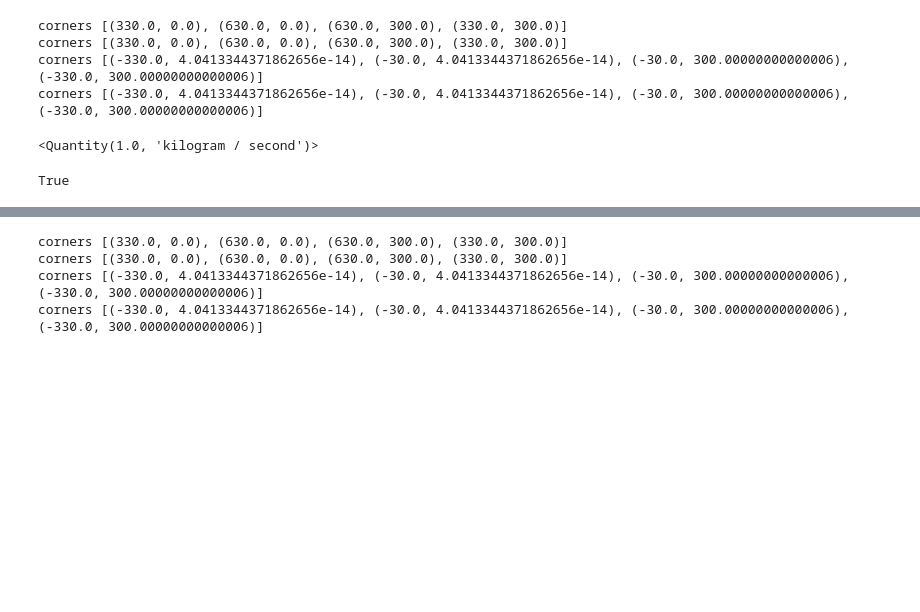
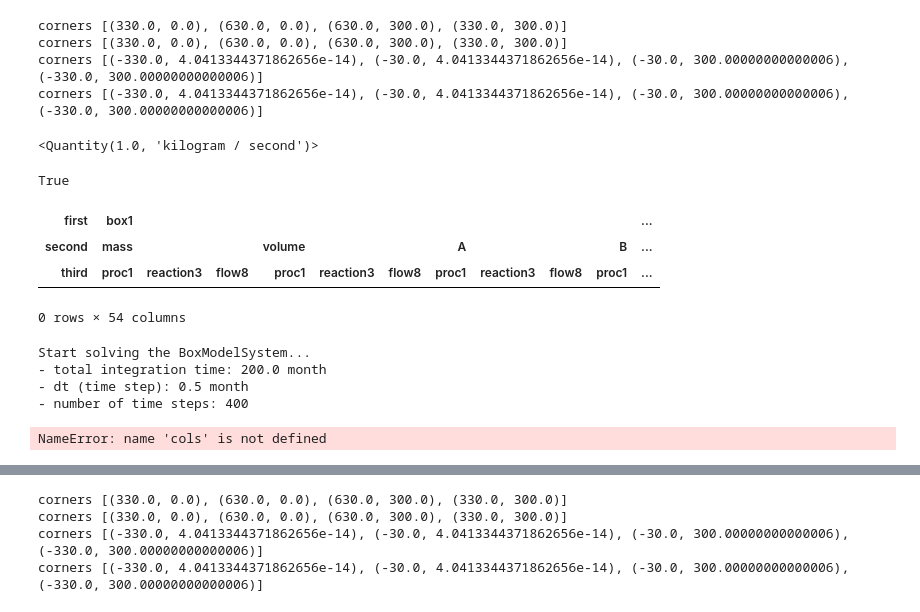
Before and after one commit to maschwanden/boxsimu, a Jupyter notebook: simulations/testing_notebooks/Simu3.ipynb, the cells around one changed output, grey strips where cells are left out. Cells and saved outputs as stored; diff of their text form; code cells hidden in the pictures; blank space fills up the shorter version.

```diff
--- a/simulations/testing_notebooks/Simu3.ipynb
+++ b/simulations/testing_notebooks/Simu3.ipynb
@@ -60,6 +84,33 @@ random_pint_unit_function._verified = True
 random_pint_unit_function._verified
 # %% [output]
 True
+# %%
+import pandas as pd
+boxes = ['box1', 'box2', 'boxz']
+quantities = ['mass', 'volume', 'A', 'B', 'C', 'D']
+processes = ['proc1', 'reaction3', 'flow8']
+col_tuples = [(box, quant, proc)
+              for box in boxes
+              for quant in quantities
+              for proc in processes]
+col_tuples
+index = pd.MultiIndex.from_tuples(col_tuples, names=['first', 'second', 'third'])
+df1 = pd.DataFrame(index=index)
+df1 = df1.T
+df1
+# %% [output]
+| first | box1 |  |  |  |  |  |  |  |  |  | ... |
+| second | mass |  |  | volume |  |  | A |  |  | B | ... |
+| third | proc1 | reaction3 | flow8 | proc1 | reaction3 | flow8 | proc1 | reaction3 | flow8 | proc1 | ... |
+0 rows × 54 columns
+# %%
+system.solve(200*ur.month, 0.5*ur.month)
+# %% [output]
+Start solving the BoxModelSystem...
+- total integration time: 200.0 month
+- dt (time step): 0.5 month
+- number of time steps: 400
+NameError: name 'cols' is not defined
 # %%
 import cProfile
 import re
```
Also changed, not shown: parts of 45 cells of this notebook, 59 other files.
